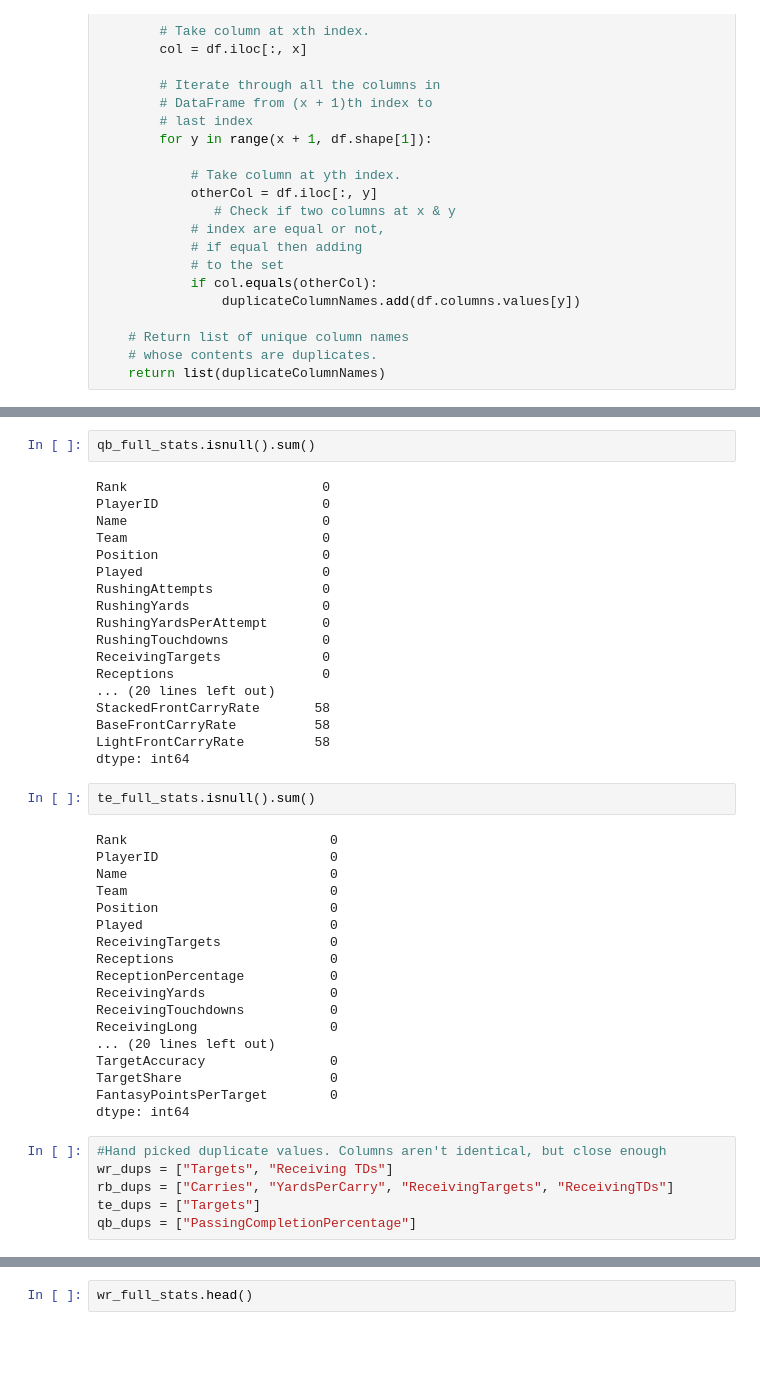
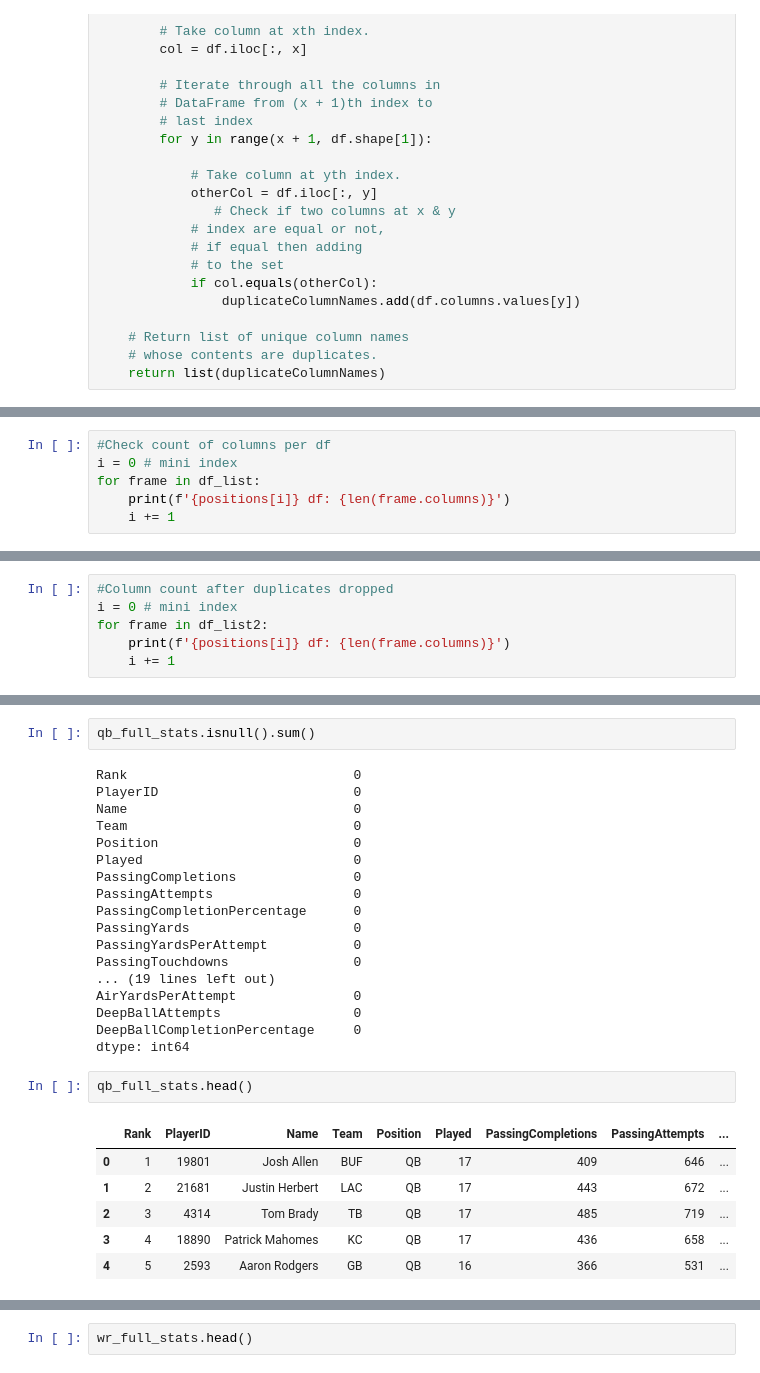
Before and after one commit to rickystuart1/Fantasy-Football-Predictions, a Jupyter notebook: database/database_merging_cleanup_final.ipynb, the cells around one changed output, grey strips where cells are left out. Saved outputs shown, nothing was run; the diff lists cells and outputs as text; blank space fills up the shorter version.

```diff
--- a/database/database_merging_cleanup_final.ipynb
+++ b/database/database_merging_cleanup_final.ipynb
@@ -442,0 +212,6 @@ dtype: int64
+# %%
+#Check count of columns per df
+i = 0 # mini index
+for frame in df_list:
+    print(f'{positions[i]} df: {len(frame.columns)}')
+    i += 1
@@ -442,0 +229,6 @@ dtype: int64
+# %%
+#Column count after duplicates dropped
+i = 0 # mini index
+for frame in df_list2:
+    print(f'{positions[i]} df: {len(frame.columns)}')
+    i += 1
@@ -443,46 +478,29 @@ dtype: int64
 # %%
 qb_full_stats.isnull().sum()
 # %% [output]
-Rank                         0
-PlayerID                     0
-Name                         0
-Team                         0
-Position                     0
-Played                       0
-RushingAttempts              0
-RushingYards                 0
-RushingYardsPerAttempt       0
-RushingTouchdowns            0
-ReceivingTargets             0
-Receptions                   0
-... (20 lines left out)
-StackedFrontCarryRate       58
-BaseFrontCarryRate          58
-LightFrontCarryRate         58
+Rank                             0
+PlayerID                         0
+Name                             0
+Team                             0
+Position                         0
+Played                           0
+PassingCompletions               0
+PassingAttempts                  0
+PassingCompletionPercentage      0
+PassingYards                     0
+PassingYardsPerAttempt           0
+PassingTouchdowns                0
+... (19 lines left out)
+AirYardsPerAttempt               0
+DeepBallAttempts                 0
+DeepBallCompletionPercentage     0
 dtype: int64
-# %%
-te_full_stats.isnull().sum()
-# %% [output]
-Rank                          0
-PlayerID                      0
-Name                          0
-Team                          0
-Position                      0
-Played                        0
-ReceivingTargets              0
-Receptions                    0
-ReceptionPercentage           0
-ReceivingYards                0
-ReceivingTouchdowns           0
-ReceivingLong                 0
-... (20 lines left out)
-TargetAccuracy                0
-TargetShare                   0
-FantasyPointsPerTarget        0
-dtype: int64
-# %%
-#Hand picked duplicate values. Columns aren't identical, but close enough
-wr_dups = ["Targets", "Receiving TDs"]
-rb_dups = ["Carries", "YardsPerCarry", "ReceivingTargets", "ReceivingTDs"]
-te_dups = ["Targets"]
-qb_dups = ["PassingCompletionPercentage"]
+# %%
+qb_full_stats.head()
+# %% [output]
+|  | Rank | PlayerID | Name | Team | Position | Played | PassingCompletions | PassingAttempts | ... |
+| 0 | 1 | 19801 | Josh Allen | BUF | QB | 17 | 409 | 646 | ... |
+| 1 | 2 | 21681 | Justin Herbert | LAC | QB | 17 | 443 | 672 | ... |
+| 2 | 3 | 4314 | Tom Brady | TB | QB | 17 | 485 | 719 | ... |
+| 3 | 4 | 18890 | Patrick Mahomes | KC | QB | 17 | 436 | 658 | ... |
+| 4 | 5 | 2593 | Aaron Rodgers | GB | QB | 16 | 366 | 531 | ... |
```
Also changed, not shown: parts of 62 cells of this notebook, 3 other files.
